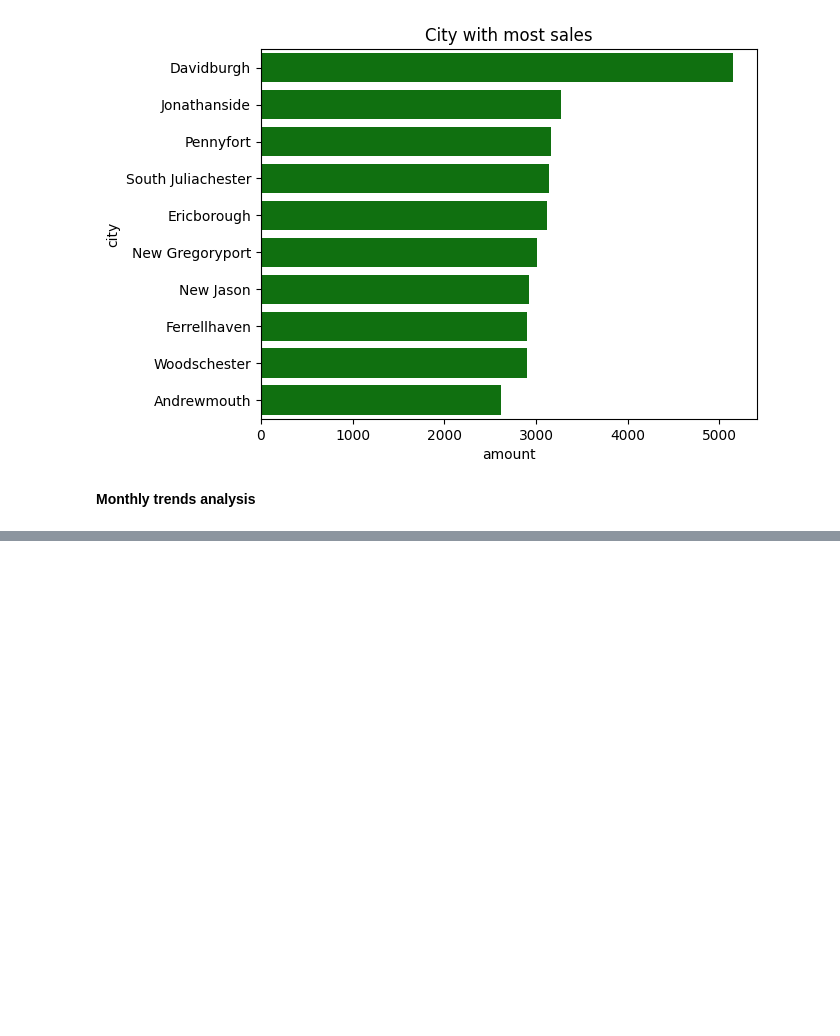
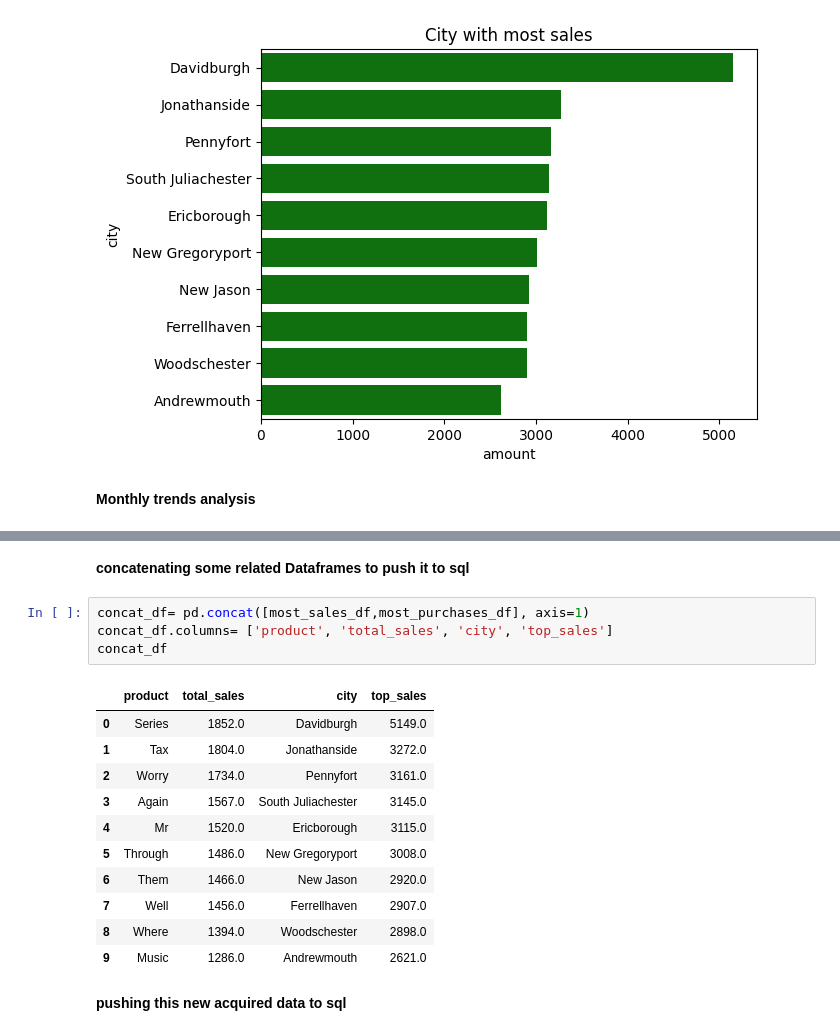
Before and after one commit to Aayam-Rimal/postgreSQL, a Jupyter notebook: analysis.ipynb, the cells around one changed output, grey strips where cells are left out. Saved outputs shown, nothing was run; the diff lists cells and outputs as text; blank space fills up the shorter version.

Commit message:
reran the code to push lines that were missing

```diff
--- a/analysis.ipynb
+++ b/analysis.ipynb
@@ -177,0 +207,20 @@ df['month']= df['date'].dt.to_period('M')
+# %% [markdown]
+**concatenating some related Dataframes to push it to sql**
+# %%
+concat_df= pd.concat([most_sales_df,most_purchases_df], axis=1)
+concat_df.columns= ['product', 'total_sales', 'city', 'top_sales']
+concat_df
+# %% [output]
+|  | product | total_sales | city | top_sales |
+| 0 | Series | 1852.0 | Davidburgh | 5149.0 |
+| 1 | Tax | 1804.0 | Jonathanside | 3272.0 |
+| 2 | Worry | 1734.0 | Pennyfort | 3161.0 |
+| 3 | Again | 1567.0 | South Juliachester | 3145.0 |
+| 4 | Mr | 1520.0 | Ericborough | 3115.0 |
+| 5 | Through | 1486.0 | New Gregoryport | 3008.0 |
+| 6 | Them | 1466.0 | New Jason | 2920.0 |
+| 7 | Well | 1456.0 | Ferrellhaven | 2907.0 |
+| 8 | Where | 1394.0 | Woodschester | 2898.0 |
+| 9 | Music | 1286.0 | Andrewmouth | 2621.0 |
+# %% [markdown]
+**pushing this new acquired data to sql**
```
Also changed, not shown: parts of 5 cells of this notebook.
